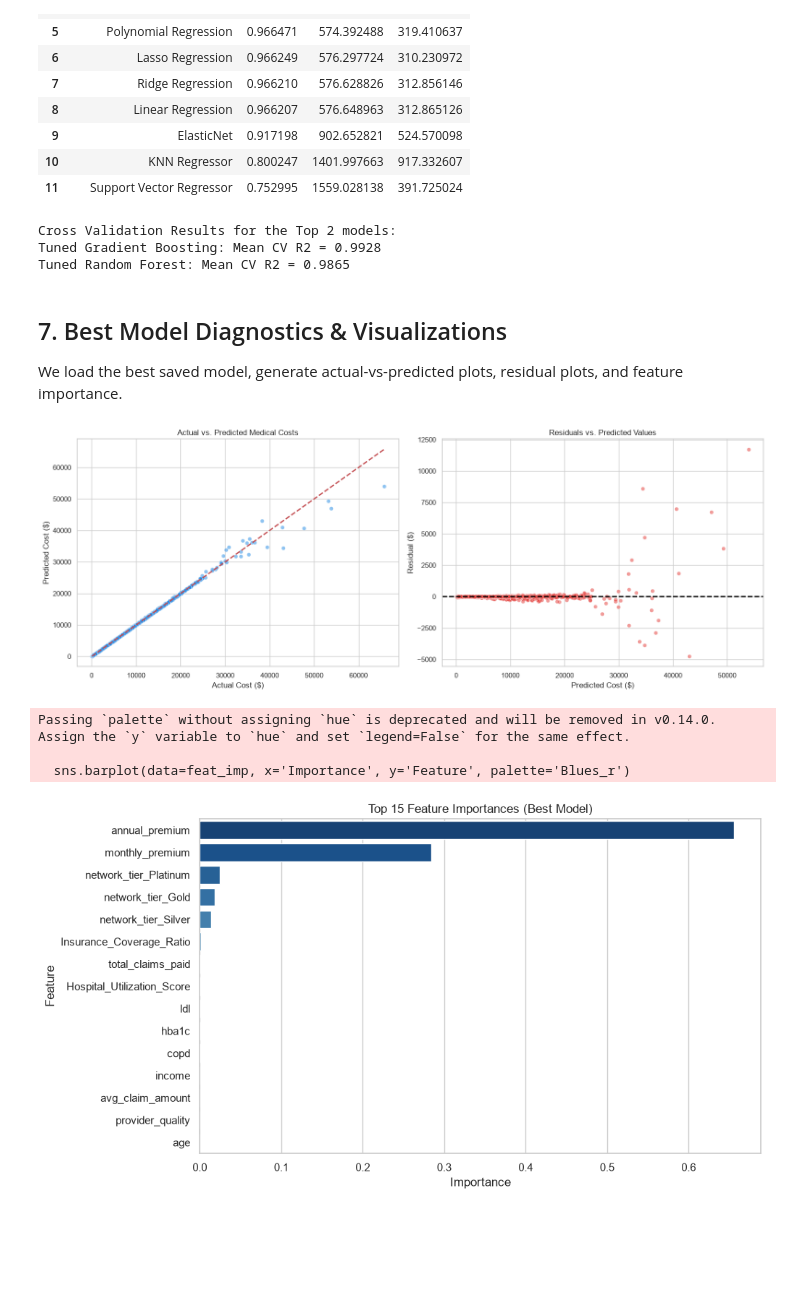
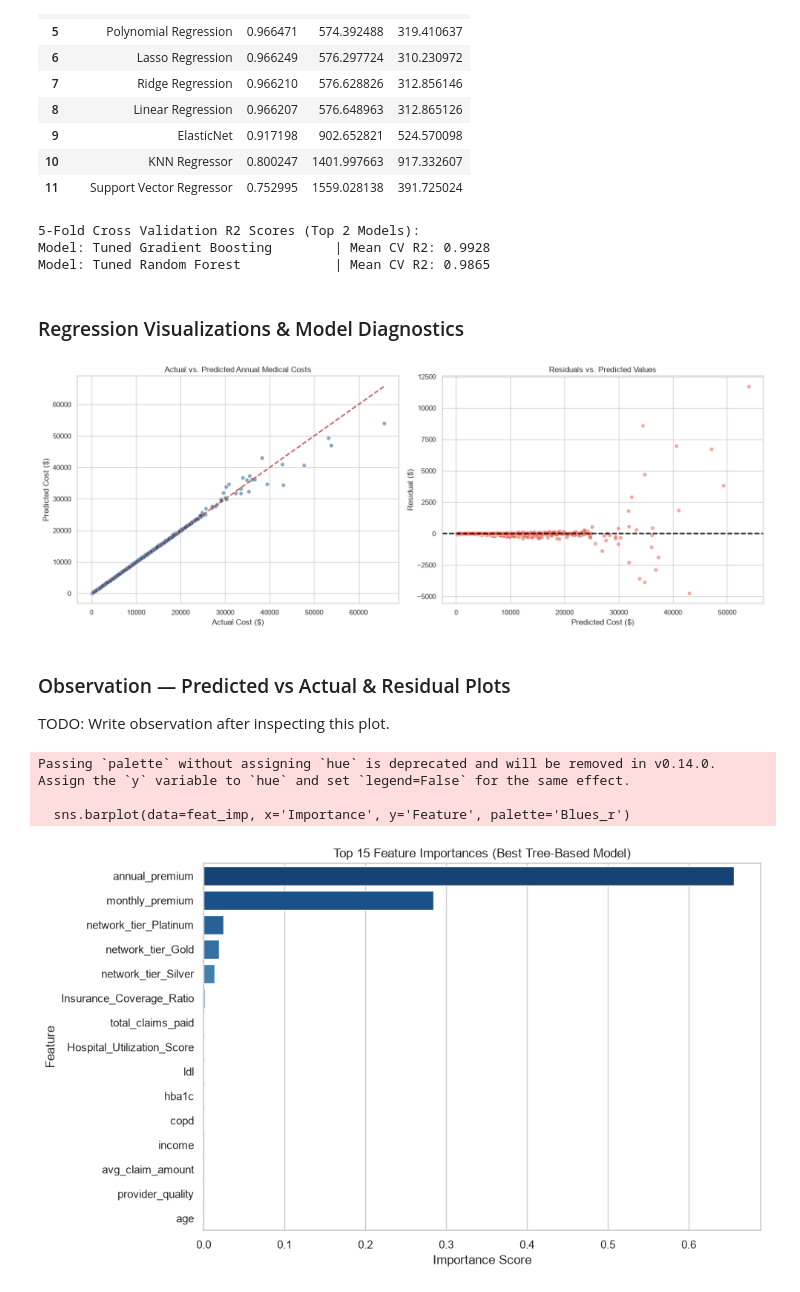
Before and after one commit to hemu1196/Healthcare-Insurance-Cost-Prediction, a Jupyter notebook: notebooks/regression.ipynb, the cells around one changed output. Saved outputs shown, nothing was run; the diff lists cells and outputs as text; code cells hidden in the pictures; blank space fills up the shorter version.

```diff
--- a/notebooks/regression.ipynb
+++ b/notebooks/regression.ipynb
@@ -205,31 +255,30 @@ df_results
 | 10 | KNN Regressor | 0.800247 | 1401.997663 | 917.332607 |
 | 11 | Support Vector Regressor | 0.752995 | 1559.028138 | 391.725024 |
 # %%
-print('Cross Validation Results for the Top 2 models:')
-for name, score in cv_scores.items():
-    print(f'{name}: Mean CV R2 = {score:.4f}')
+# 5-Fold Cross Validation Results for Top 2 Models
+print('5-Fold Cross Validation R2 Scores (Top 2 Models):')
+for model_name, score in cv_scores.items():
+    print(f'Model: {model_name:<30} | Mean CV R2: {score:.4f}')
 # %% [output]
-Cross Validation Results for the Top 2 models:
-Tuned Gradient Boosting: Mean CV R2 = 0.9928
-Tuned Random Forest: Mean CV R2 = 0.9865
+5-Fold Cross Validation R2 Scores (Top 2 Models):
+Model: Tuned Gradient Boosting        | Mean CV R2: 0.9928
+Model: Tuned Random Forest            | Mean CV R2: 0.9865
-# %% [markdown]
-## 7. Best Model Diagnostics & Visualizations
-We load the best saved model, generate actual-vs-predicted plots, residual plots, and feature importance.
+# %% [markdown]
+### Regression Visualizations & Model Diagnostics
 # %%
 best_model = joblib.load(config.BEST_REGRESSOR_PATH)
 y_pred = best_model.predict(X_test)
 residuals = y_test - y_pred
 
-# Plot Actual vs Predicted
+# 1. Actual vs Predicted & 2. Residual Plot
 fig, axes = plt.subplots(1, 2, figsize=(16, 6))
-sns.scatterplot(x=y_test, y=y_pred, alpha=0.5, ax=axes[0], color='#1E88E5')
+sns.scatterplot(x=y_test, y=y_pred, alpha=0.5, ax=axes[0], color='#0F4C81')
 axes[0].plot([y_test.min(), y_test.max()], [y_test.min(), y_test.max()], 'r--', lw=2)
-axes[0].set_title('Actual vs. Predicted Medical Costs')
+axes[0].set_title('Actual vs. Predicted Annual Medical Costs')
 axes[0].set_xlabel('Actual Cost ($)')
 axes[0].set_ylabel('Predicted Cost ($)')
 
-# Plot Residuals
-sns.scatterplot(x=y_pred, y=residuals, alpha=0.5, ax=axes[1], color='#E53935')
+sns.scatterplot(x=y_pred, y=residuals, alpha=0.5, ax=axes[1], color='#E74C3C')
 axes[1].axhline(y=0, color='black', linestyle='--', lw=2)
 axes[1].set_title('Residuals vs. Predicted Values')
 axes[1].set_xlabel('Predicted Cost ($)')
@@ -237,25 +286,27 @@ axes[1].set_ylabel('Residual ($)')
 plt.tight_layout()
 plt.show()
 # %% [output]
-[figure, old version]
+[figure, new version]
+# %% [markdown]
+### Observation — Predicted vs Actual & Residual Plots
+TODO: Write observation after inspecting this plot.
 # %%
-# Feature Importance Plot for the best ensemble model
+# 3. Tree-based Feature Importance Plot
 if hasattr(best_model.named_steps['regressor'], 'feature_importances_'):
-    try:
-        feat_names = best_model.named_steps['preprocessor'].get_feature_names_out()
-        importances = best_model.named_steps['regressor'].feature_importances_
-        clean_names = [n.split('__')[1] if '__' in n else n for n in feat_names]
-        feat_imp = pd.DataFrame({'Feature': clean_names, 'Importance': importances})
-        feat_imp = feat_imp.sort_values(by='Importance', ascending=False).head(15)
+    feat_names = best_model.named_steps['preprocessor'].get_feature_names_out()
+    importances = best_model.named_steps['regressor'].feature_importances_
+    clean_names = [n.split('__')[1] if '__' in n else n for n in feat_names]
+    feat_imp = pd.DataFrame({'Feature': clean_names, 'Importance': importances}).sort_values(by='Importance', ascending=False).head(15)
 
-        plt.figure(figsize=(10, 6))
-        sns.barplot(data=feat_imp, x='Importance', y='Feature', palette='Blues_r')
-        plt.title('Top 15 Feature Importances (Best Model)')
-        plt.show()
-    except Exception as e:
-        print('Could not render importances:', e)
+    plt.figure(figsize=(10, 6))
+    sns.barplot(data=feat_imp, x='Importance', y='Feature', palette='Blues_r')
+    plt.title('Top 15 Feature Importances (Best Tree-Based Model)')
+    plt.xlabel('Importance Score')
+    plt.ylabel('Feature')
+    plt.tight_layout()
+    plt.show()
 # %% [output]
 Passing `palette` without assigning `hue` is deprecated and will be removed in v0.14.0. Assign the `y` variable to `hue` and set `legend=False` for the same effect.
 
   sns.barplot(data=feat_imp, x='Importance', y='Feature', palette='Blues_r')
-[figure, old version]
+[figure, new version]
```
Also changed, not shown: parts of 46 cells of this notebook, 6 other files.
